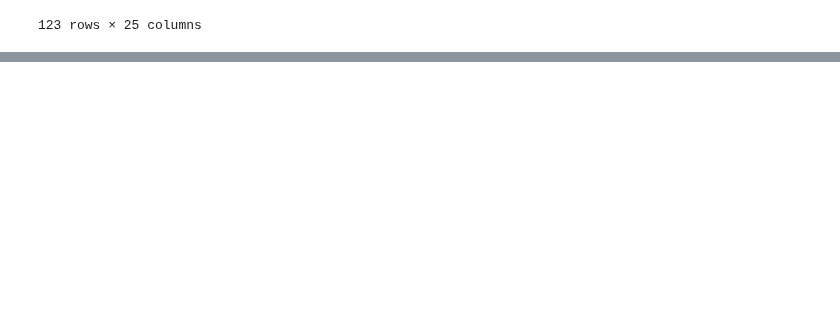
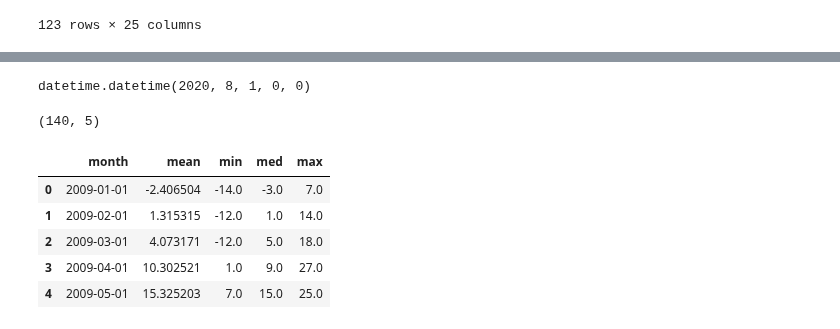
Before and after one commit to BloomTech-Labs/Labs26-Citrics-DS-TeamA, a Jupyter notebook: notebooks/historical_weather.ipynb, the cells around one changed output, grey strips where cells are left out. Cells and saved outputs as stored; diff of their text form; code cells hidden in the pictures; blank space fills up the shorter version.

```diff
--- a/notebooks/historical_weather.ipynb
+++ b/notebooks/historical_weather.ipynb
@@ -273,0 +316,10 @@ subsets[-1]
+# %%
+subsets = []
+
+
+for j in range(len(splits[1:-2]) - 1):
+    subset = tempC[tempC.index > splits[j]]
+    subset = subset[subset.index < splits[j + 1]]
+    subsets.append(subset)
+
+subsets[0]
@@ -273,0 +371,41 @@ subsets[-1]
+# %%
+tables = []
+time = []
+
+for sub in subsets:
+    tables.append(sub.describe()[1:])
+    time.append(datetime(sub.index[0].year, sub.index[0].month, sub.index[0].day))
+# %% [output]
+datetime.datetime(2020, 8, 1, 0, 0)
+# %%
+minimum = []
+mean = []
+med = []
+maximum = []
+
+for i in range(len(tables)):
+    mean.append(tables[i]["mean"])
+    minimum.append(tables[i]["min"])
+    med.append(tables[i]["50%"])
+    maximum.append(tables[i]["max"])
+
+data = {
+    "month" : time,
+    "mean" : mean,
+    "min" : minimum,
+    "med" : med,
+    "max" : maximum,
+}
+
+df = pd.DataFrame(data)
+
+print(df.shape)
+df.head()
+# %% [output]
+(140, 5)
+|  | month | mean | min | med | max |
+| 0 | 2009-01-01 | -2.406504 | -14.0 | -3.0 | 7.0 |
+| 1 | 2009-02-01 | 1.315315 | -12.0 | 1.0 | 14.0 |
+| 2 | 2009-03-01 | 4.073171 | -12.0 | 5.0 | 18.0 |
+| 3 | 2009-04-01 | 10.302521 | 1.0 | 9.0 | 27.0 |
+| 4 | 2009-05-01 | 15.325203 | 7.0 | 15.0 | 25.0 |
```
Also changed, not shown: parts of 10 cells of this notebook.
